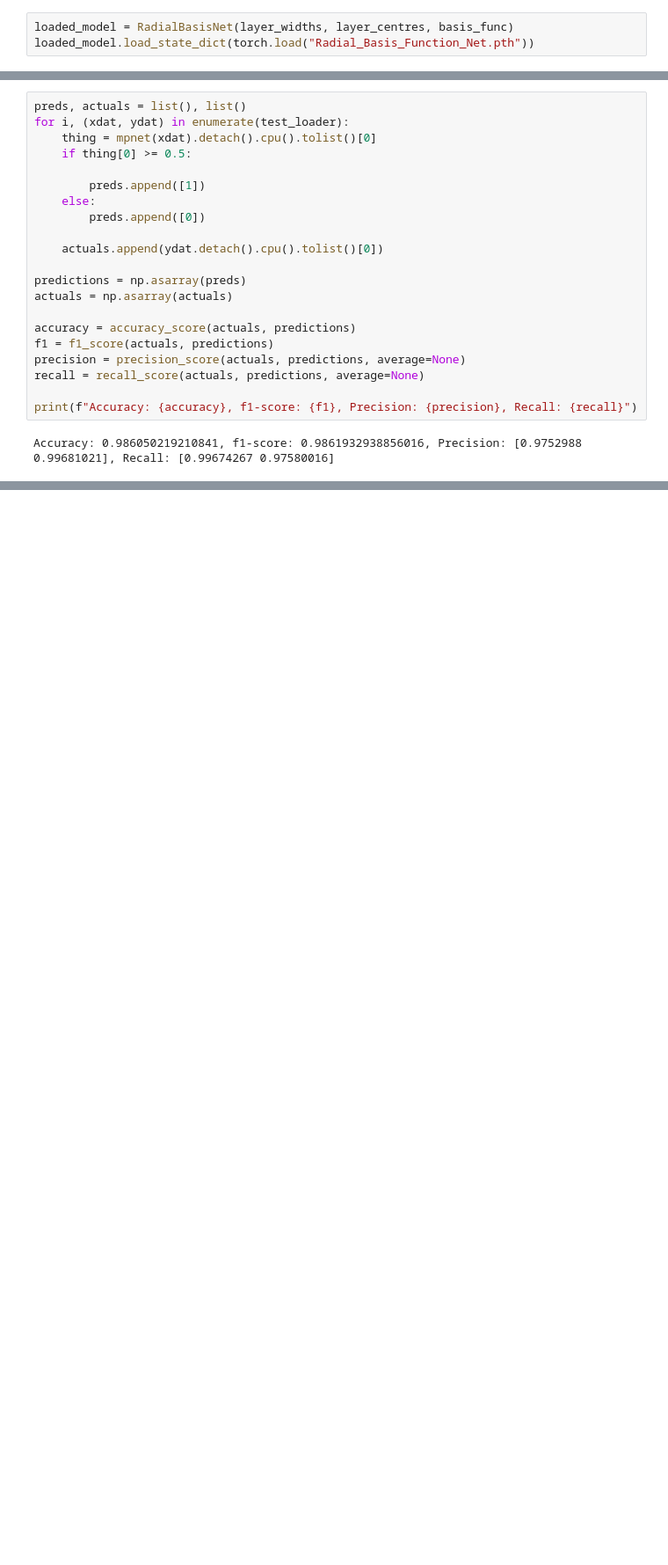
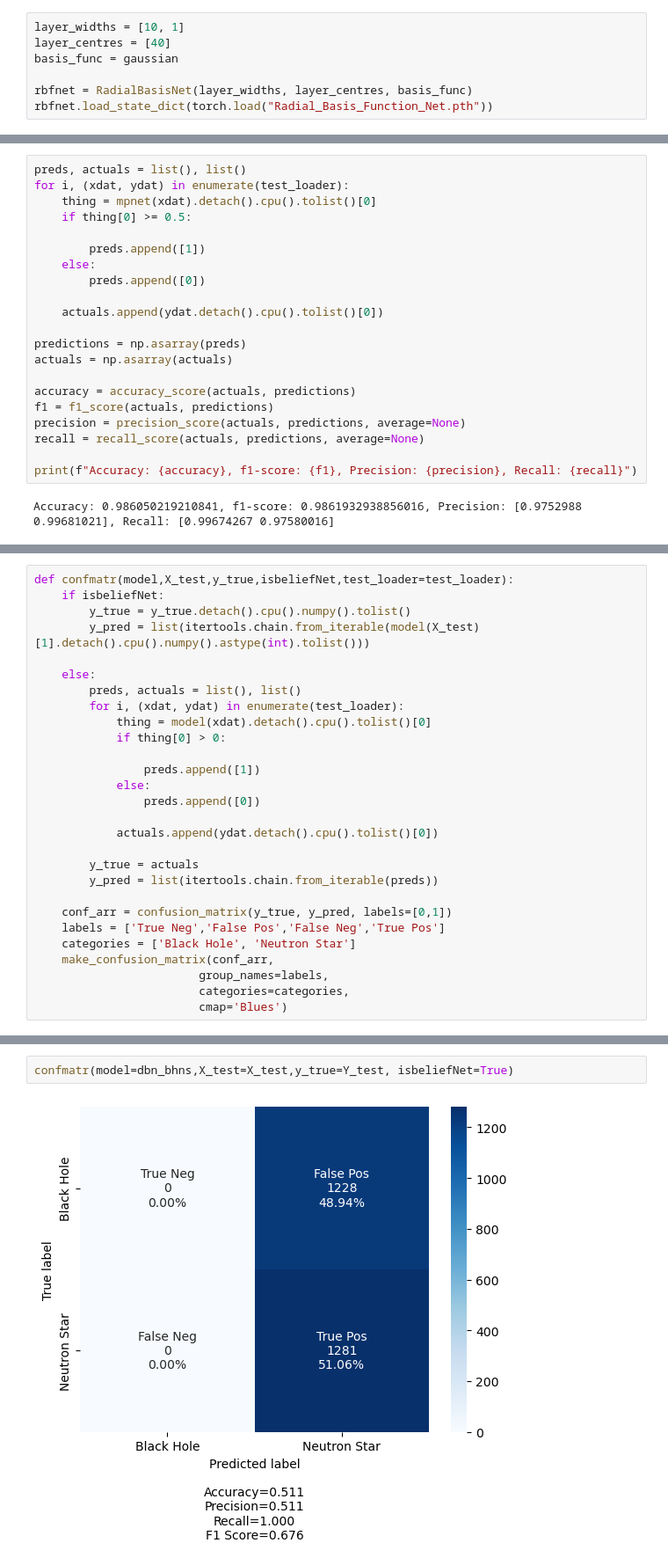
Before and after one commit to Rohit-K814307/Detection_of_Isolated_Mass_gap_Black_Holes_Through_Data_driven_Analysis, a Jupyter notebook: Master.ipynb, the cells around one changed output, grey strips where cells are left out. Shown at 88% size. Drawn from its saved outputs; the diff is of its cells as text; blank space fills up the shorter version.

Commit message:
added rbf and confusion matrices

```diff
--- a/Master.ipynb
+++ b/Master.ipynb
@@ -886,5 +870,9 @@ torch.save(rbfnet.state_dict(),"Radial_Basis_Function_Net.pth")
 # %% [markdown]
 Load Model
 # %%
-loaded_model = RadialBasisNet(layer_widths, layer_centres, basis_func)
-loaded_model.load_state_dict(torch.load("Radial_Basis_Function_Net.pth"))
+layer_widths = [10, 1]
+layer_centres = [40]
+basis_func = gaussian
+
+rbfnet = RadialBasisNet(layer_widths, layer_centres, basis_func)
+rbfnet.load_state_dict(torch.load("Radial_Basis_Function_Net.pth"))
@@ -1007,0 +1114,28 @@ Accuracy: 0.986050219210841, f1-score: 0.9861932938856016, Precision: [0.9752988
+# %%
+def confmatr(model,X_test,y_true,isbeliefNet,test_loader=test_loader):
+    if isbeliefNet:
+        y_true = y_true.detach().cpu().numpy().tolist()
+        y_pred = list(itertools.chain.from_iterable(model(X_test)[1].detach().cpu().numpy().astype(int).tolist()))
+
+    else:
+        preds, actuals = list(), list()
+        for i, (xdat, ydat) in enumerate(test_loader):
+            thing = model(xdat).detach().cpu().tolist()[0]
+            if thing[0] > 0:
+
+                preds.append([1])
+            else:
+                preds.append([0])
+
+            actuals.append(ydat.detach().cpu().tolist()[0])
+
+        y_true = actuals
+        y_pred = list(itertools.chain.from_iterable(preds))
+
+    conf_arr = confusion_matrix(y_true, y_pred, labels=[0,1])
+    labels = ['True Neg','False Pos','False Neg','True Pos']
+    categories = ['Black Hole', 'Neutron Star']
+    make_confusion_matrix(conf_arr,
+                        group_names=labels,
+                        categories=categories,
+                        cmap='Blues')
@@ -1007,0 +1144,4 @@ Accuracy: 0.986050219210841, f1-score: 0.9861932938856016, Precision: [0.9752988
+# %%
+confmatr(model=dbn_bhns,X_test=X_test,y_true=Y_test, isbeliefNet=True)
+# %% [output]
+[figure, added]
```
Also changed, not shown: parts of 22 cells of this notebook, 1 other file.
